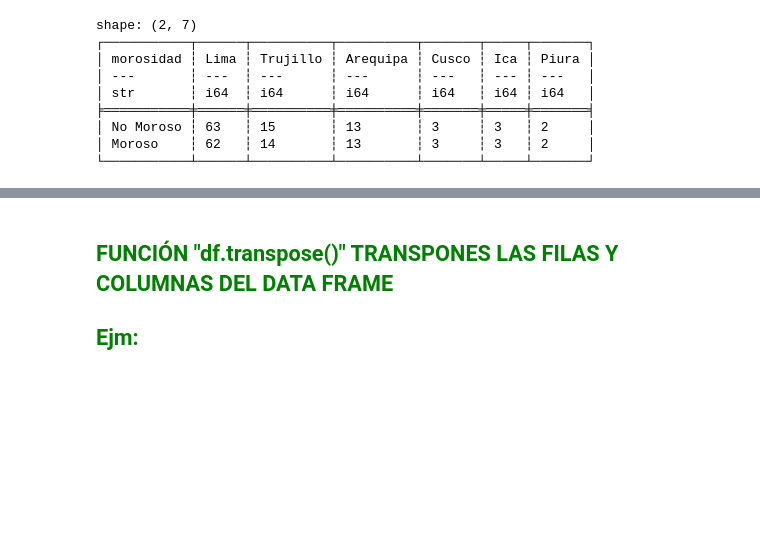
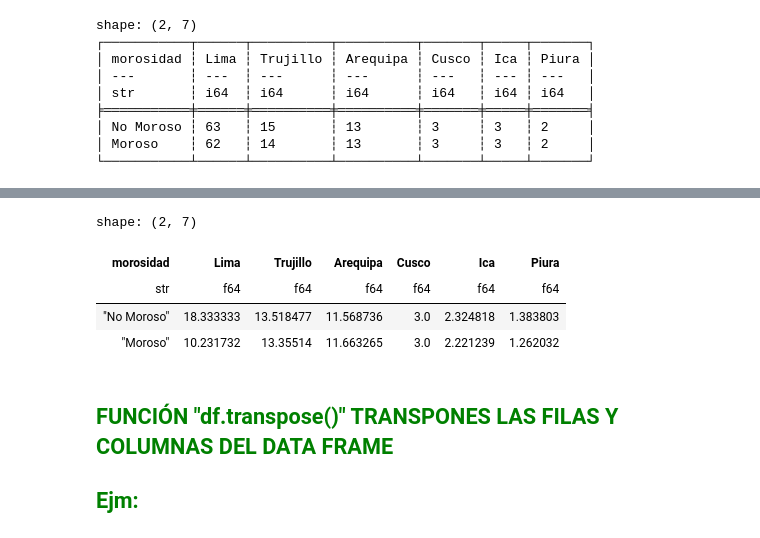
Before and after one commit to LuisDiaz1/Parcial, a Jupyter notebook: Parcial_LPII.ipynb, the cells around one changed output, grey strips where cells are left out. Cells and saved outputs as stored; diff of their text form; code cells hidden in the pictures; blank space fills up the shorter version.

```diff
--- a/Parcial_LPII.ipynb
+++ b/Parcial_LPII.ipynb
@@ -210,3 +219,12 @@ shape: (2, 7)
+# %%
+tabla2= data.pivot(values="antiguedad", index="morosidad", columns="dpto",aggregate_function="mean")
+tabla2
+# %% [output]
+shape: (2, 7)
+| morosidad | Lima | Trujillo | Arequipa | Cusco | Ica | Piura |
+| str | f64 | f64 | f64 | f64 | f64 | f64 |
+| "No Moroso" | 18.333333 | 13.518477 | 11.568736 | 3.0 | 2.324818 | 1.383803 |
+| "Moroso" | 10.231732 | 13.35514 | 11.663265 | 3.0 | 2.221239 | 1.262032 |
 # %% [markdown]
 ## <span style="color:green"> FUNCIÓN "df.transpose()" TRANSPONES LAS FILAS Y COLUMNAS DEL DATA FRAME
 
```
Also changed, not shown: parts of 7 cells of this notebook.
